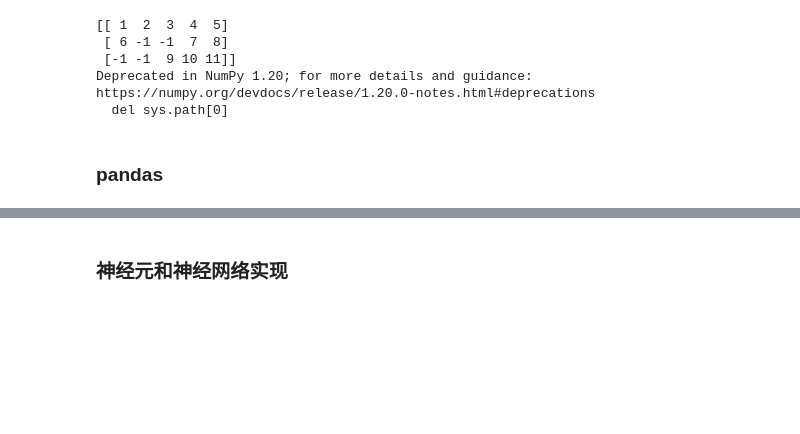
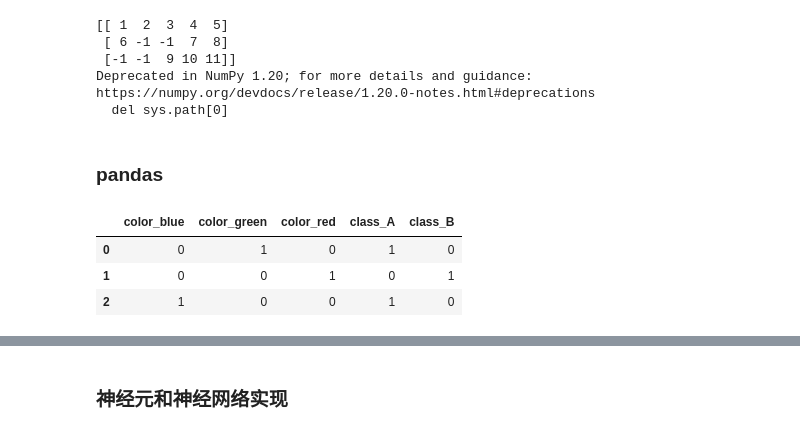
Before and after one commit to Qingfeng-Yao/Code-Repository, a Jupyter notebook: leetcodes/basics.ipynb, the cells around one changed output, grey strips where cells are left out. Drawn from its saved outputs; the diff is of its cells as text; code cells hidden in the pictures; blank space fills up the shorter version.

```diff
--- a/leetcodes/basics.ipynb
+++ b/leetcodes/basics.ipynb
@@ -1914,2 +1929,16 @@ Deprecated in NumPy 1.20; for more details and guidance: https://numpy.org/devdo
 # %%
 # pandas.read_excel(path, 'sheet1')
+# %%
+# pd.get_dummies 实现one-hot
+df = pd.DataFrame([
+            ['green' , 'A'],
+            ['red'   , 'B'],
+            ['blue'  , 'A']])
+
+df.columns = ['color',  'class']
+pd.get_dummies(df)
+# %% [output]
+|  | color_blue | color_green | color_red | class_A | class_B |
+| 0 | 0 | 1 | 0 | 1 | 0 |
+| 1 | 0 | 0 | 1 | 0 | 1 |
+| 2 | 1 | 0 | 0 | 1 | 0 |
```
Also changed, not shown: parts of 15 cells of this notebook, 3 other files.
